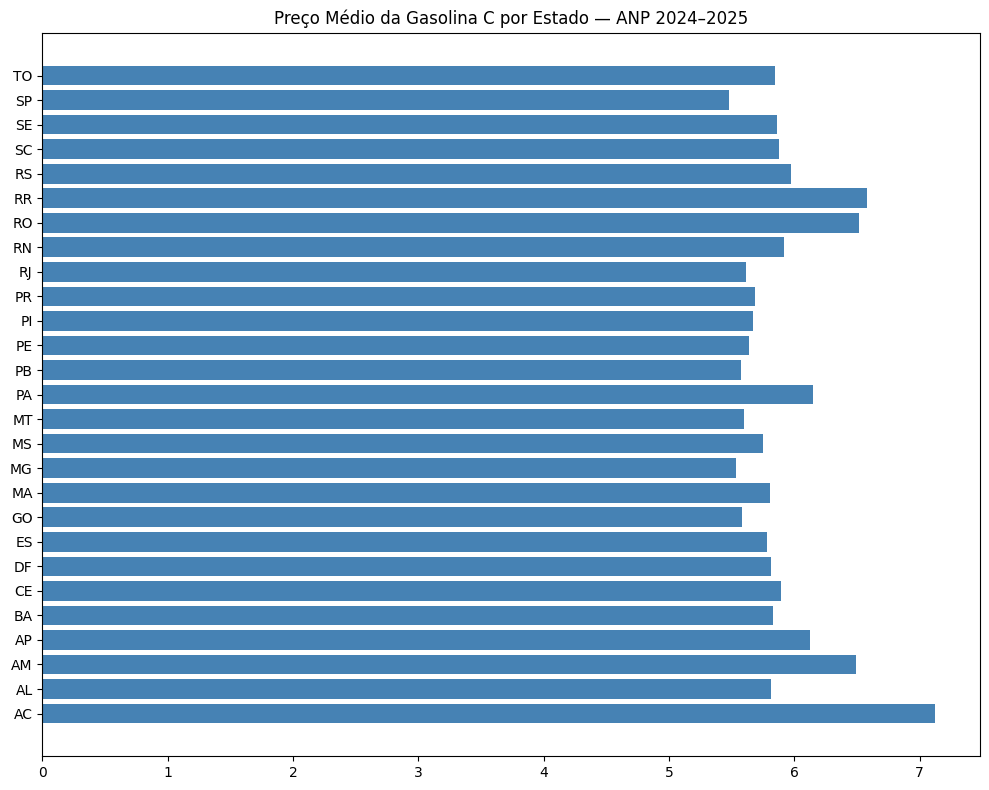
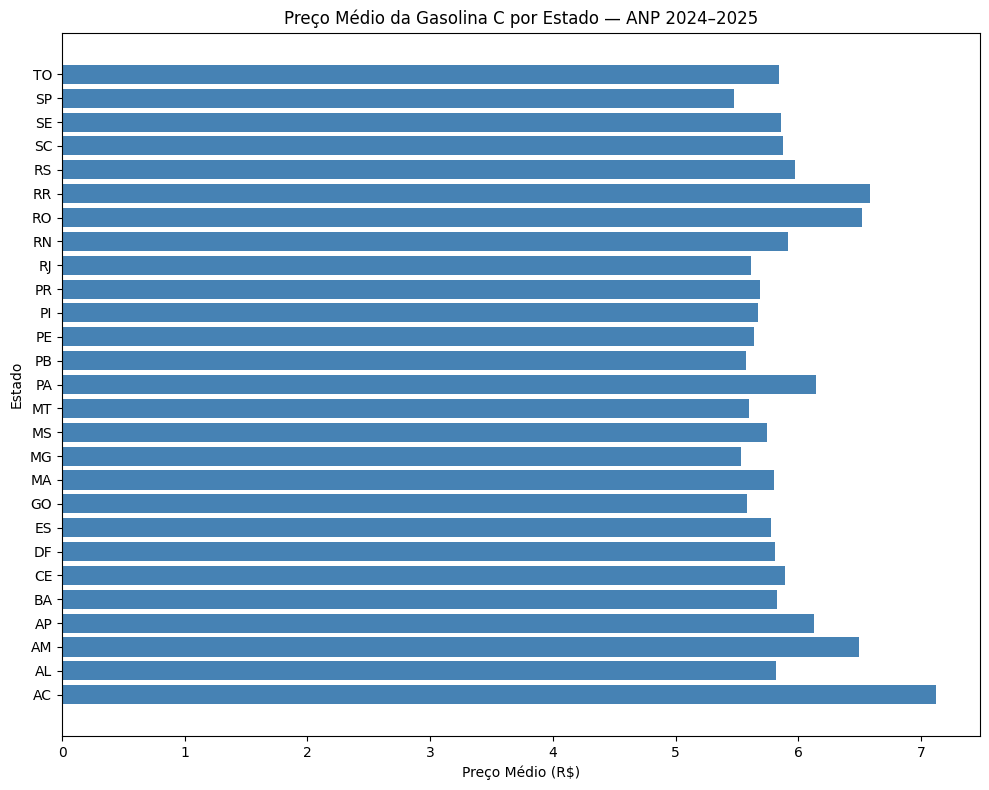
The change to this notebook cell's code, shown as a diff; its figure went from the first image to the second:
--- before
+++ after
@@ -1,5 +1,4 @@
 # Concatenação
-df = pd.concat([df_2024_1, df_2024_2,
-df_2025_1, df_2025_2],
+df = pd.concat([df_2024_1, df_2024_2, df_2025_1, df_2025_2],
 ignore_index=True)
 
@@ -8,14 +7,14 @@
 display(df.head())
 
+# Agrupamento (crie primeiro!)
+df_estado = df.groupby('Estado - Sigla')['Valor de Venda'].mean()
+
 # Gráfico
 plt.figure(figsize=(10, 8))
-#plt.barh(df['Estado - Sigla'],df['Valor de Venda'], color='steelblue')
-plt.barh(df_estado.index, df_estado.values, color='steelblue') 
-# df_estado = df.groupby('Estado - Sigla')['Valor de Venda'].mean()
+plt.barh(df_estado.index, df_estado.values, color='steelblue')
 plt.title('Preço Médio da Gasolina C por Estado — ANP 2024–2025')
+plt.xlabel('Preço Médio (R$)')
 plt.xticks(rotation=0)
-#plt.xlabel('Preço Médio (R$)')
-#plt.ylabel('Estado')
+plt.ylabel('Estado')
 plt.tight_layout()
 plt.show()
-

Commit: senac-ad-2026